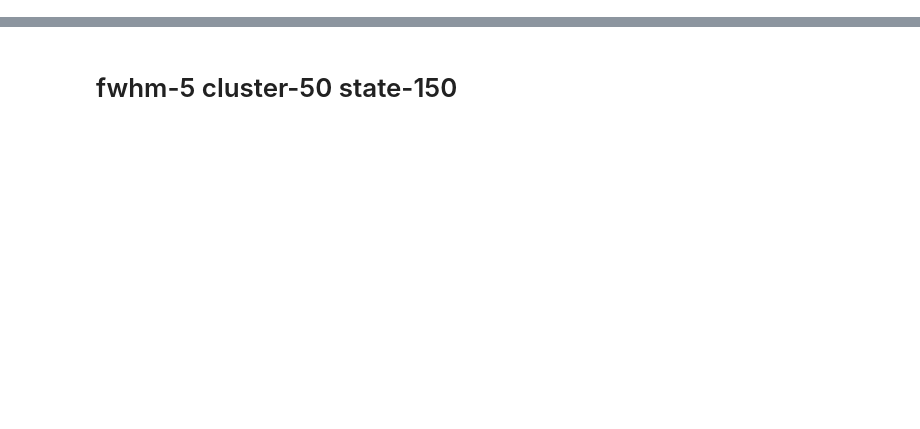
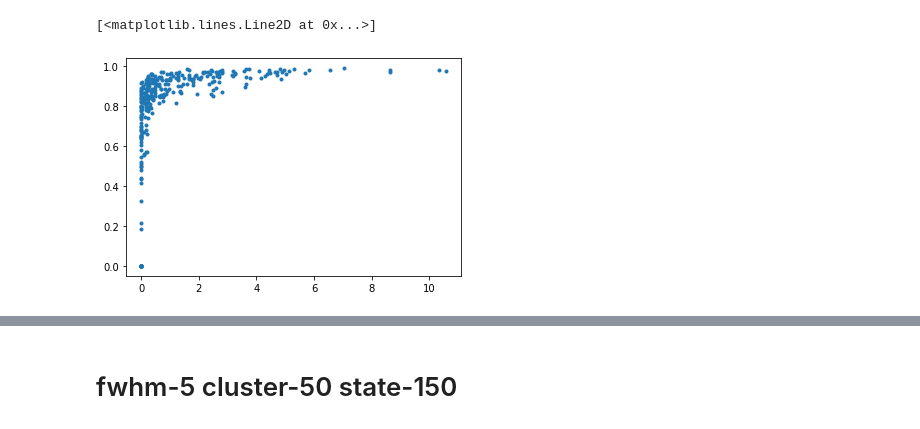
Before and after one commit to courtois-neuromod/cneuromod_embeddings, a Jupyter notebook: fig_repro_friends-s01.ipynb, the cells around one changed output, grey strips where cells are left out. Cells and saved outputs as stored; diff of their text form; code cells hidden in the pictures; blank space fills up the shorter version.

```diff
--- a/fig_repro_friends-s01.ipynb
+++ b/fig_repro_friends-s01.ipynb
@@ -9,0 +75,5 @@ from sklearn.preprocessing import StandardScaler
+# %%
+R = np.load(os.path.join(root_data,'Rmatch_fwhm-5_cluster-50_state-300.npy'))
+# %%
+root_dypac = '/data/cisl/pbellec/cneuromod_embeddings/xp_202011/'
+model, mask_img = load_dypac(subject='sub-04', root_data=root_dypac, fwhm=5, cluster=50, state=300)
@@ -9,0 +104,6 @@ from sklearn.preprocessing import StandardScaler
+# %%
+val_measures = np.max(R[:, :, 4, 4], axis=1)
+plt.plot(model.dwell_time_,val_measures,'.')
+# %% [output]
+[<matplotlib.lines.Line2D at 0x...>]
+[figure, added]
```
Also changed, not shown: parts of 17 cells of this notebook, 2 other files.
